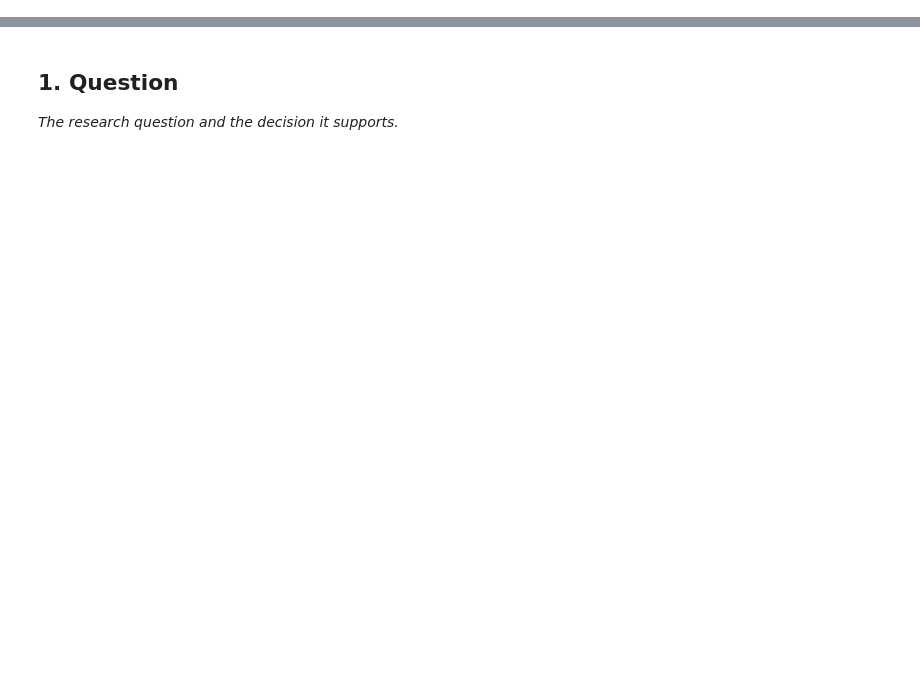
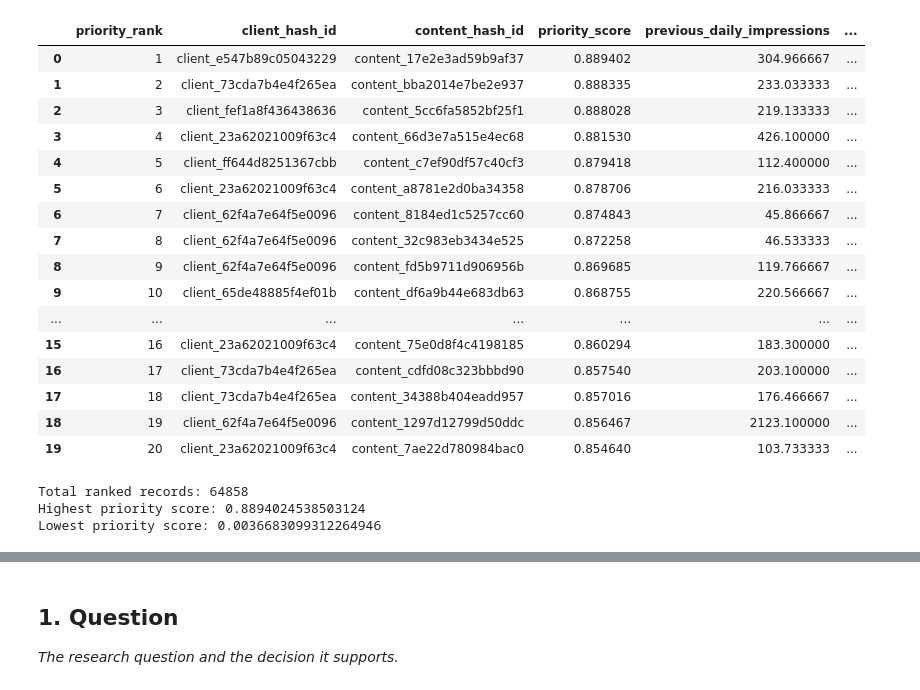
Before and after one commit to yousseftarektalkhan2006-blip/The-ML-internsip, a Jupyter notebook: work/notebooks/capstone.ipynb, the cells around one changed output, grey strips where cells are left out. Drawn from its saved outputs; the diff is of its cells as text; code cells hidden in the pictures; blank space fills up the shorter version.

```diff
--- a/work/notebooks/capstone.ipynb
+++ b/work/notebooks/capstone.ipynb
@@ -8,0 +1419,68 @@ This skeleton is yours to fill. Work the sections **in order** — each one has
+# %%
+# Create a separate copy of the prediction data
+ranked_recommendations = comparison_data.copy()
+
+# Use the reduced Random Forest probabilities
+ranked_recommendations["priority_score"] = (
+    comparison["reduced_probability"].to_numpy()
+)
+
+# Sort from highest predicted decline probability to lowest
+ranked_recommendations = ranked_recommendations.sort_values(
+    "priority_score",
+    ascending=False
+).reset_index(drop=True)
+
+# Assign a unique ranking position
+ranked_recommendations.insert(
+    0,
+    "priority_rank",
+    range(1, len(ranked_recommendations) + 1)
+)
+
+# Display the top 20 recommendations
+display(
+    ranked_recommendations[
+        [
+            "priority_rank",
+            "client_hash_id",
+            "content_hash_id",
+            "priority_score",
+            "previous_daily_impressions",
+            "previous_daily_clicks",
+            "previous_avg_position"
+        ]
+    ].head(20)
+)
+
+# Check the ranking output
+print("\nTotal ranked records:", len(ranked_recommendations))
+print(
+    "Highest priority score:",
+    ranked_recommendations["priority_score"].max()
+)
+print(
+    "Lowest priority score:",
+    ranked_recommendations["priority_score"].min()
+)
+# %% [output]
+|  | priority_rank | client_hash_id | content_hash_id | priority_score | previous_daily_impressions | ... |
+| 0 | 1 | client_e547b89c05043229 | content_17e2e3ad59b9af37 | 0.889402 | 304.966667 | ... |
+| 1 | 2 | client_73cda7b4e4f265ea | content_bba2014e7be2e937 | 0.888335 | 233.033333 | ... |
+| 2 | 3 | client_fef1a8f436438636 | content_5cc6fa5852bf25f1 | 0.888028 | 219.133333 | ... |
+| 3 | 4 | client_23a62021009f63c4 | content_66d3e7a515e4ec68 | 0.881530 | 426.100000 | ... |
+| 4 | 5 | client_ff644d8251367cbb | content_c7ef90df57c40cf3 | 0.879418 | 112.400000 | ... |
+| 5 | 6 | client_23a62021009f63c4 | content_a8781e2d0ba34358 | 0.878706 | 216.033333 | ... |
+| 6 | 7 | client_62f4a7e64f5e0096 | content_8184ed1c5257cc60 | 0.874843 | 45.866667 | ... |
+| 7 | 8 | client_62f4a7e64f5e0096 | content_32c983eb3434e525 | 0.872258 | 46.533333 | ... |
+| 8 | 9 | client_62f4a7e64f5e0096 | content_fd5b9711d906956b | 0.869685 | 119.766667 | ... |
+| 9 | 10 | client_65de48885f4ef01b | content_df6a9b44e683db63 | 0.868755 | 220.566667 | ... |
+| ... | ... | ... | ... | ... | ... | ... |
+| 15 | 16 | client_23a62021009f63c4 | content_75e0d8f4c4198185 | 0.860294 | 183.300000 | ... |
+| 16 | 17 | client_73cda7b4e4f265ea | content_cdfd08c323bbbd90 | 0.857540 | 203.100000 | ... |
+| 17 | 18 | client_73cda7b4e4f265ea | content_34388b404eadd957 | 0.857016 | 176.466667 | ... |
+| 18 | 19 | client_62f4a7e64f5e0096 | content_1297d12799d50ddc | 0.856467 | 2123.100000 | ... |
+| 19 | 20 | client_23a62021009f63c4 | content_7ae22d780984bac0 | 0.854640 | 103.733333 | ... |
+Total ranked records: 64858
+Highest priority score: 0.8894024538503124
+Lowest priority score: 0.0036683099312264946
```
Also changed, not shown: parts of 46 cells of this notebook.
